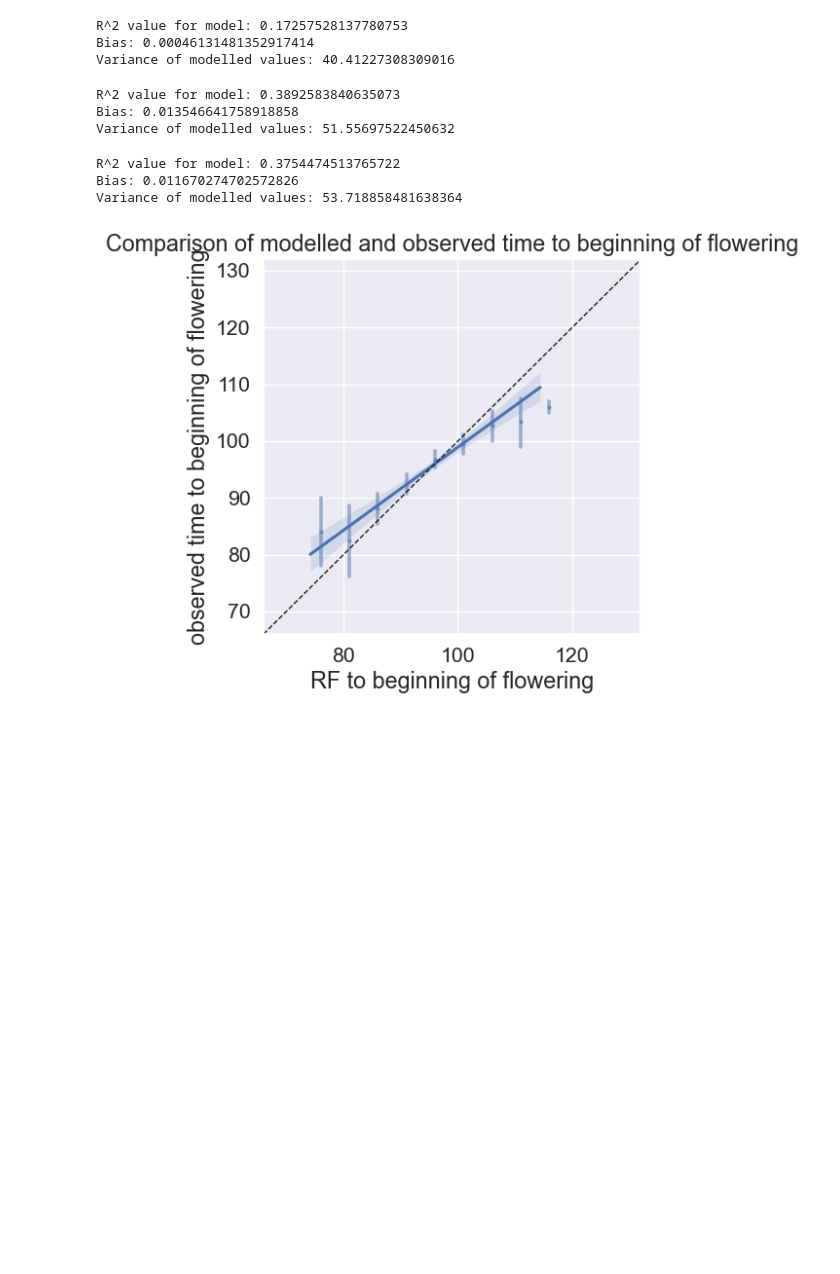
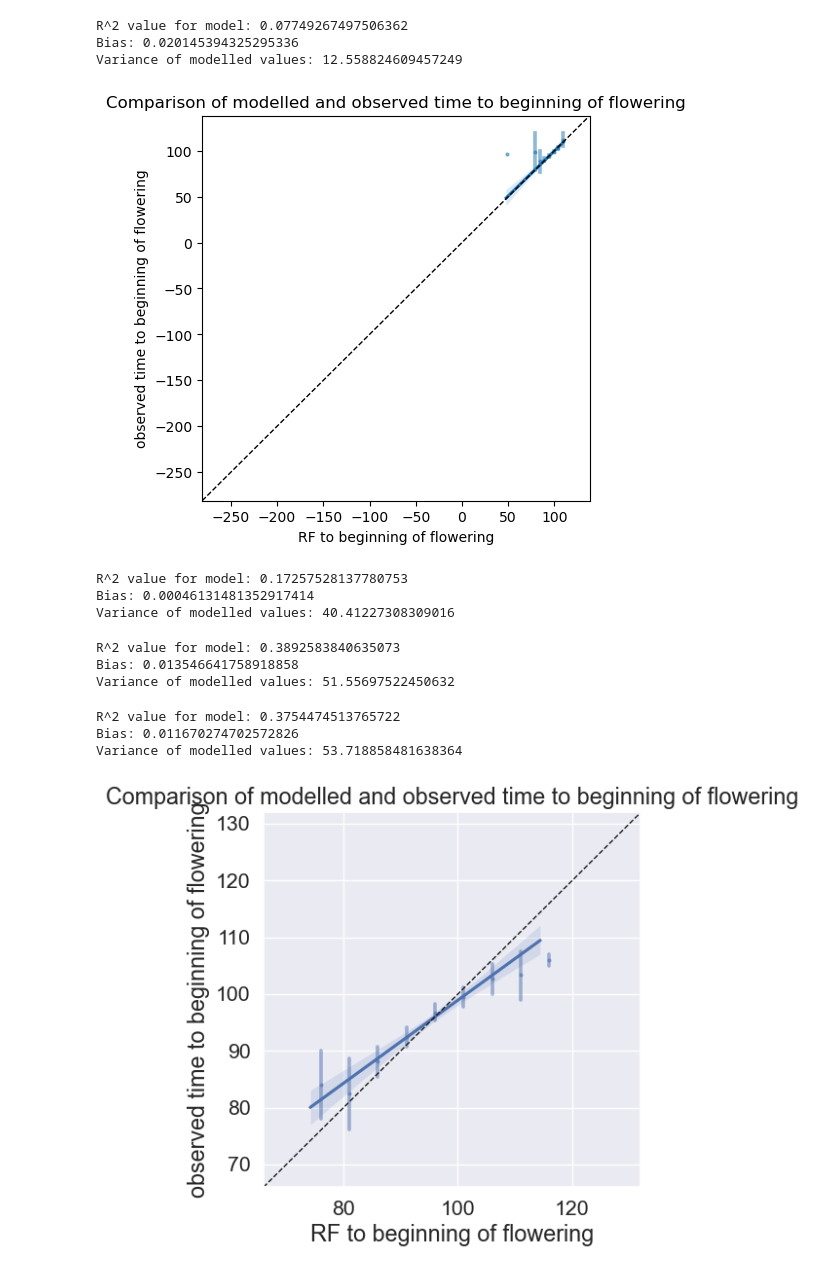
Before and after one commit to MartinP556/ML_algorithms, a Jupyter notebook: ML_Practise.ipynb, the cells around one changed output. Cells and saved outputs as stored; diff of their text form; code cells hidden in the pictures; blank space fills up the shorter version.

```diff
--- a/ML_Practise.ipynb
+++ b/ML_Practise.ipynb
@@ -213,3 +330,20 @@ ds_flowering_KE
+# %%
+flowering_obs = pd.read_csv('C:\\Users\\wlwc1989\\Documents\\Phenology_Test_Notebooks\\phenology_dwd\\results_for_comparing\\for_baseline_tests\\just_flowering_obs.csv')
+flowering_obs = flowering_obs.rename(columns={'Referenzjahr': 'year', 'Stations_id': 'Stations_Id'})
+flowering_obs['observed time to beginning of flowering'] = pd.to_timedelta(flowering_obs['observed time to beginning of flowering']).dt.days
+ds_LSP_DE['year'] = ds_LSP_DE['year'].astype(int)
+just_NDVI = ds_LSP_DE.merge(flowering_obs, on = ['Stations_Id', 'year'])
+# %%
+test_flowering_DE, train_flowering_DE, clf_flowering_DE = train_and_run_tree(just_NDVI,
+                                                     phase_list = ['beginning of flowering'],
+                                                     training_columns = [f'NDVI interpolated at day {n}' for n in range(56, 274, 4)],# + [f't2m at day {n}' for n in range(200)],# +
+                                                     response_columns =['observed time to beginning of flowering'])
+plot_modelled_observed(test_flowering_DE, phase_list = ['beginning of flowering'])
+# %% [output]
+R^2 value for model: 0.07749267497506362
+Bias: 0.020145394325295336
+Variance of modelled values: 12.558824609457249
+[figure, added]
 # %%
 #ds_ripeness = prepare_frame_for_ML(ds_inputs, ['yellow ripeness'], ['t2m'], numdays = 200, predictor_type = 'savgol', T_base = 6)#, cumulative=False)
 ds_flowering_KE = prepare_frame_for_ML(ds_inputs, ['beginning of flowering'], ['t2m'], numdays = 200, predictor_type = 'savgol', temperature_type='temperature')#, cumulative=False)
```
Also changed, not shown: parts of 27 cells of this notebook, 3 other files.
